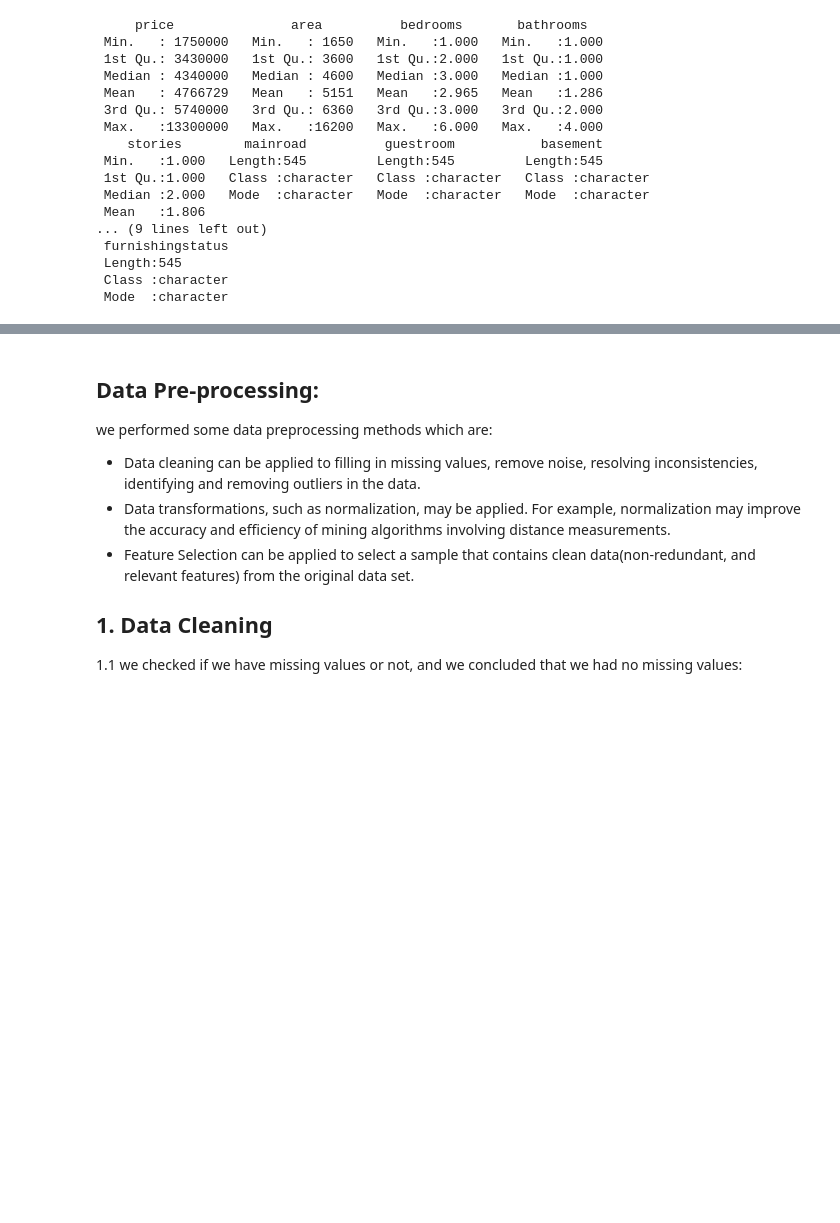
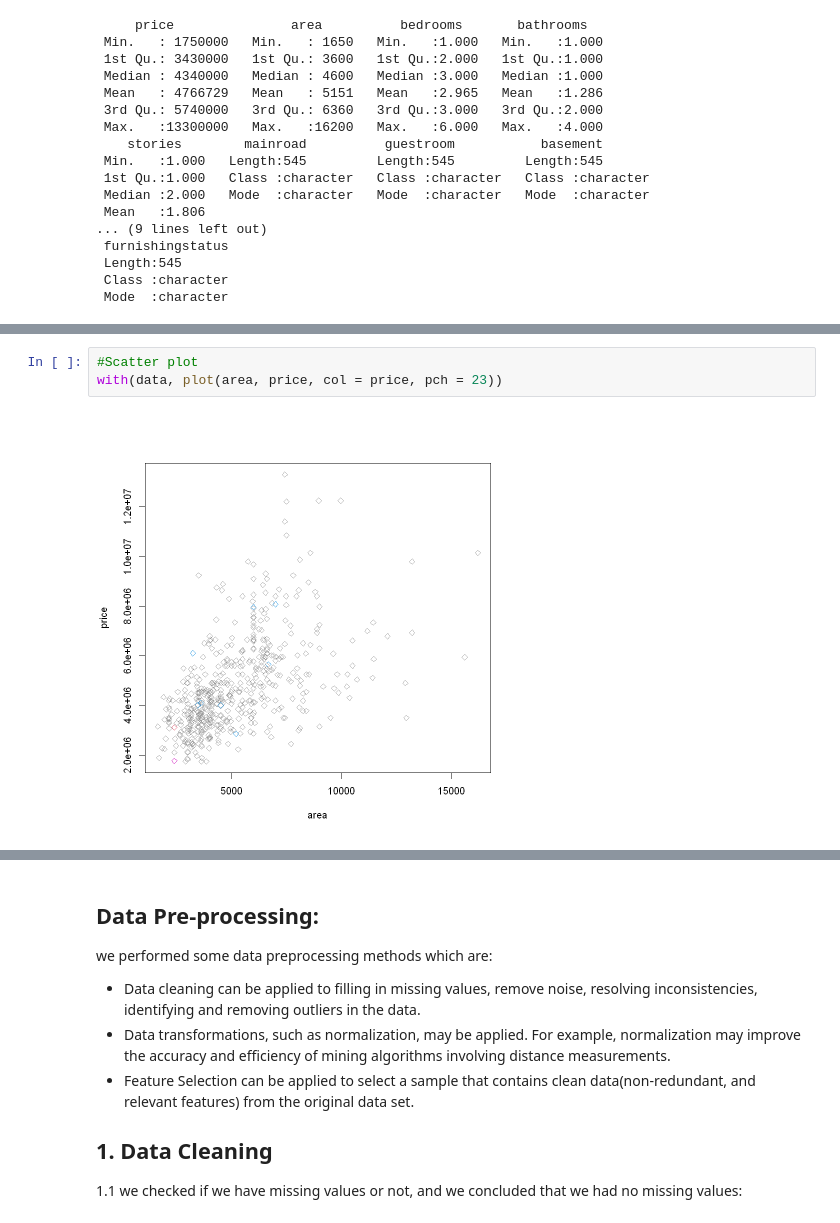
Before and after one commit to LayanAlmousa/DataMiningProject, a Jupyter notebook: MiningNotebook.ipynb, the cells around one changed output, grey strips where cells are left out. Drawn from its saved outputs; the diff is of its cells as text; blank space fills up the shorter version.

```diff
--- a/MiningNotebook.ipynb
+++ b/MiningNotebook.ipynb
@@ -82,0 +103,5 @@ summary(data)
+# %%
+#Scatter plot
+with(data, plot(area, price, col = price, pch = 23))
+# %% [output]
+[figure, added]
```
Also changed, not shown: parts of 61 cells of this notebook.
